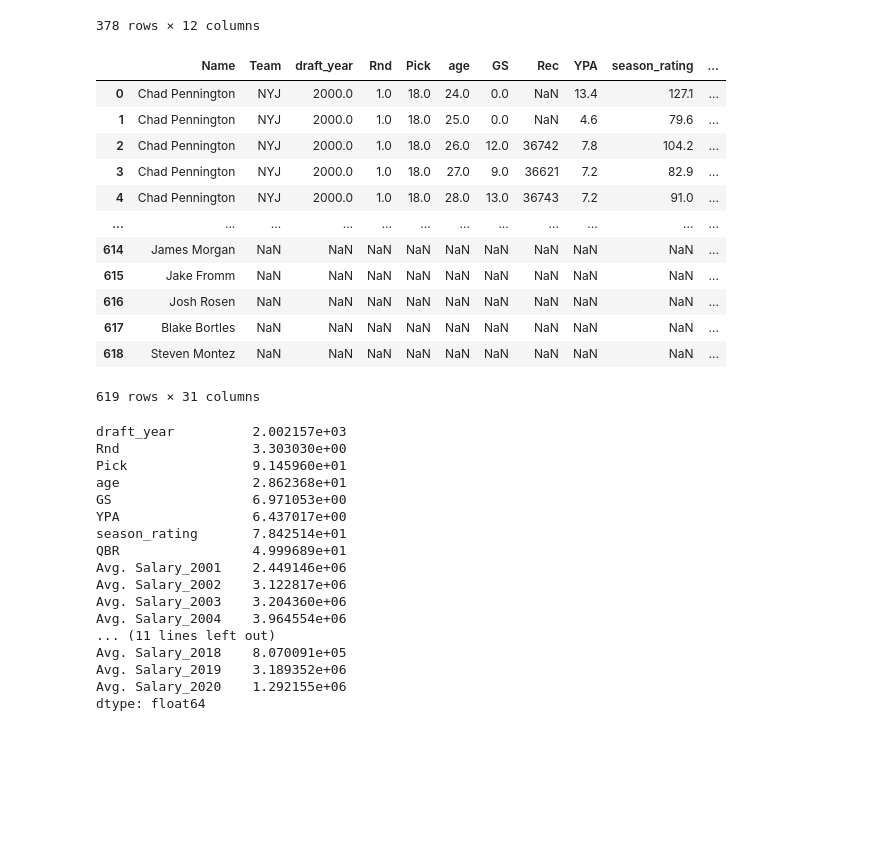
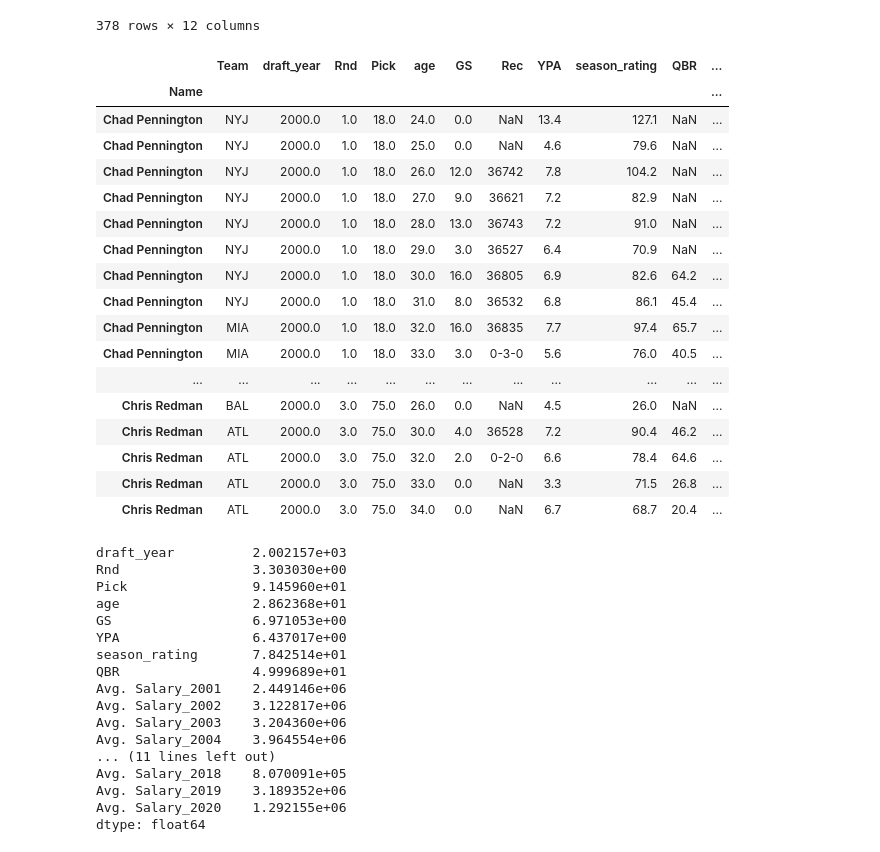
Before and after one commit to mikejackson35/mica_team, a Jupyter notebook: mica_project1.ipynb, the cells around one changed output. Cells and saved outputs as stored; diff of their text form; code cells hidden in the pictures; blank space fills up the shorter version.

```diff
--- a/mica_project1.ipynb
+++ b/mica_project1.ipynb
@@ -198,22 +202,27 @@ df_merged= df_merged.merge(df_salaries_2017, on='Name',how="outer")
 df_merged= df_merged.merge(df_salaries_2018, on='Name',how="outer")
 df_merged= df_merged.merge(df_salaries_2019, on='Name',how="outer")
 df_merged= df_merged.merge(df_salaries_2020, on='Name',how="outer")
-# %%
-df_merged
-# %% [output]
-|  | Name | Team | draft_year | Rnd | Pick | age | GS | Rec | YPA | season_rating | ... |
-| 0 | Chad Pennington | NYJ | 2000.0 | 1.0 | 18.0 | 24.0 | 0.0 | NaN | 13.4 | 127.1 | ... |
-| 1 | Chad Pennington | NYJ | 2000.0 | 1.0 | 18.0 | 25.0 | 0.0 | NaN | 4.6 | 79.6 | ... |
-| 2 | Chad Pennington | NYJ | 2000.0 | 1.0 | 18.0 | 26.0 | 12.0 | 36742 | 7.8 | 104.2 | ... |
-| 3 | Chad Pennington | NYJ | 2000.0 | 1.0 | 18.0 | 27.0 | 9.0 | 36621 | 7.2 | 82.9 | ... |
-| 4 | Chad Pennington | NYJ | 2000.0 | 1.0 | 18.0 | 28.0 | 13.0 | 36743 | 7.2 | 91.0 | ... |
-| ... | ... | ... | ... | ... | ... | ... | ... | ... | ... | ... | ... |
-| 614 | James Morgan | NaN | NaN | NaN | NaN | NaN | NaN | NaN | NaN | NaN | ... |
-| 615 | Jake Fromm | NaN | NaN | NaN | NaN | NaN | NaN | NaN | NaN | NaN | ... |
-| 616 | Josh Rosen | NaN | NaN | NaN | NaN | NaN | NaN | NaN | NaN | NaN | ... |
-| 617 | Blake Bortles | NaN | NaN | NaN | NaN | NaN | NaN | NaN | NaN | NaN | ... |
-| 618 | Steven Montez | NaN | NaN | NaN | NaN | NaN | NaN | NaN | NaN | NaN | ... |
-619 rows × 31 columns
+# %%
+df_merged.iloc[0:20,0:20]
+# %% [output]
+|  | Team | draft_year | Rnd | Pick | age | GS | Rec | YPA | season_rating | QBR | ... |
+| Name |  |  |  |  |  |  |  |  |  |  | ... |
+| Chad Pennington | NYJ | 2000.0 | 1.0 | 18.0 | 24.0 | 0.0 | NaN | 13.4 | 127.1 | NaN | ... |
+| Chad Pennington | NYJ | 2000.0 | 1.0 | 18.0 | 25.0 | 0.0 | NaN | 4.6 | 79.6 | NaN | ... |
+| Chad Pennington | NYJ | 2000.0 | 1.0 | 18.0 | 26.0 | 12.0 | 36742 | 7.8 | 104.2 | NaN | ... |
+| Chad Pennington | NYJ | 2000.0 | 1.0 | 18.0 | 27.0 | 9.0 | 36621 | 7.2 | 82.9 | NaN | ... |
+| Chad Pennington | NYJ | 2000.0 | 1.0 | 18.0 | 28.0 | 13.0 | 36743 | 7.2 | 91.0 | NaN | ... |
+| Chad Pennington | NYJ | 2000.0 | 1.0 | 18.0 | 29.0 | 3.0 | 36527 | 6.4 | 70.9 | NaN | ... |
+| Chad Pennington | NYJ | 2000.0 | 1.0 | 18.0 | 30.0 | 16.0 | 36805 | 6.9 | 82.6 | 64.2 | ... |
+| Chad Pennington | NYJ | 2000.0 | 1.0 | 18.0 | 31.0 | 8.0 | 36532 | 6.8 | 86.1 | 45.4 | ... |
+| Chad Pennington | MIA | 2000.0 | 1.0 | 18.0 | 32.0 | 16.0 | 36835 | 7.7 | 97.4 | 65.7 | ... |
+| Chad Pennington | MIA | 2000.0 | 1.0 | 18.0 | 33.0 | 3.0 | 0-3-0 | 5.6 | 76.0 | 40.5 | ... |
+| ... | ... | ... | ... | ... | ... | ... | ... | ... | ... | ... | ... |
+| Chris Redman | BAL | 2000.0 | 3.0 | 75.0 | 26.0 | 0.0 | NaN | 4.5 | 26.0 | NaN | ... |
+| Chris Redman | ATL | 2000.0 | 3.0 | 75.0 | 30.0 | 4.0 | 36528 | 7.2 | 90.4 | 46.2 | ... |
+| Chris Redman | ATL | 2000.0 | 3.0 | 75.0 | 32.0 | 2.0 | 0-2-0 | 6.6 | 78.4 | 64.6 | ... |
+| Chris Redman | ATL | 2000.0 | 3.0 | 75.0 | 33.0 | 0.0 | NaN | 3.3 | 71.5 | 26.8 | ... |
+| Chris Redman | ATL | 2000.0 | 3.0 | 75.0 | 34.0 | 0.0 | NaN | 6.7 | 68.7 | 20.4 | ... |
 # %%
 df_merged=df_merged.set_index("Name")
 # %%
```
Also changed, not shown: parts of 3 cells of this notebook.
